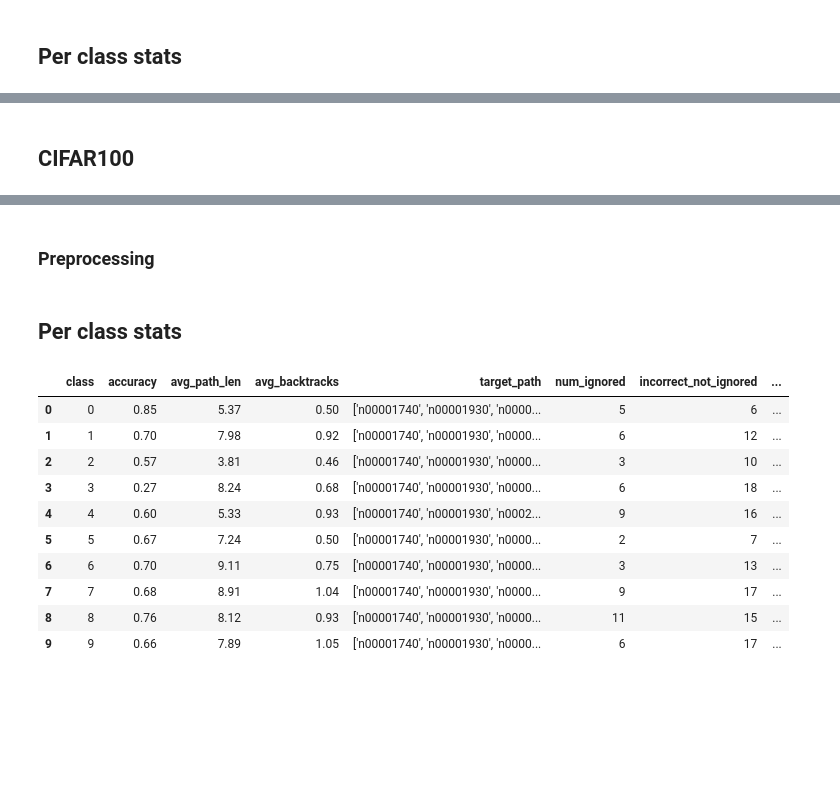
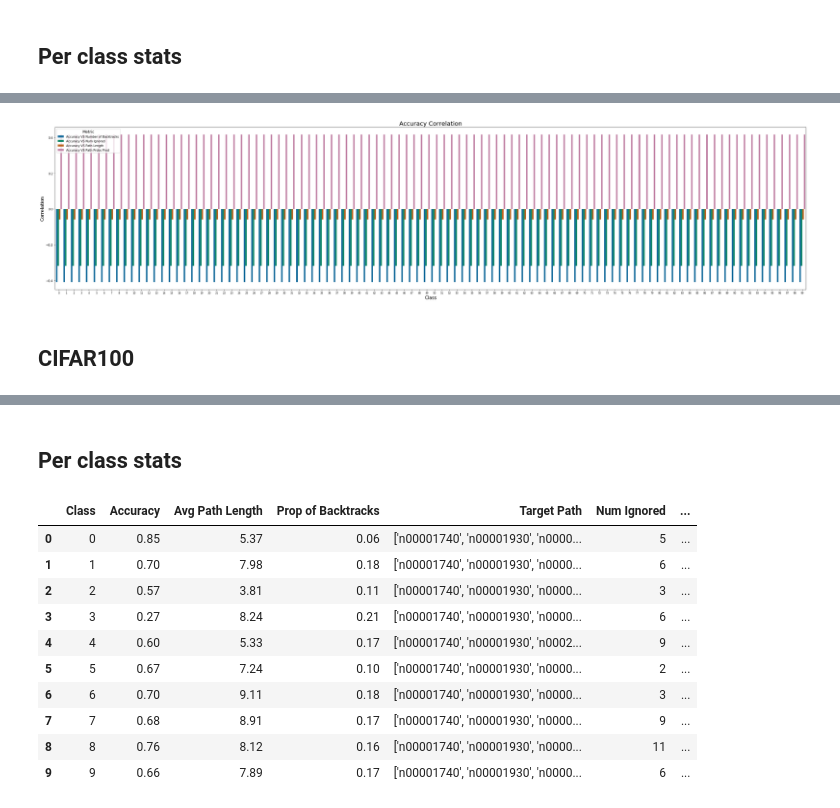
Before and after one commit to alvinwan/neural-backed-decision-trees, a Jupyter notebook: output/analyze_cifar.ipynb, the cells around one changed output, grey strips where cells are left out. Saved outputs shown, nothing was run; the diff lists cells and outputs as text; code cells hidden in the pictures; blank space fills up the shorter version.

```diff
--- a/output/analyze_cifar.ipynb
+++ b/output/analyze_cifar.ipynb
@@ -36,5 +37,3 @@ df['Num Backtracks'] = df["Node Backtracks"].apply(lambda x: type(x))
 # %% [markdown]
 ## Per class stats
-# %%
-class_stats = {"class":[], "name":[], "accuracy":[], "avg_path_len":[], "avg_backtracks":[], "target_path":[], "num_ignored":[], "incorrect_not_ignored":[], "backtrack_correct":[]}
 # %%
@@ -88,7 +169,16 @@ plt.show()
+# %%
+fig_dims = (45, 10)
+fig, ax = plt.subplots(figsize=fig_dims)
+sns.barplot(x='Class', y='Correlation', hue="Metric", palette="colorblind", data=pd.DataFrame(corr_class_stats), ax=ax)
+plt.title("Accuracy Correlation", fontsize=20)
+plt.savefig('cifar100_class_correlation.png')
+plt.show()
+# %% [output]
+[figure, added]
 # %% [markdown]
 ## CIFAR100
 # %%
-df = pd.read_csv('output/cifar100_decision_tree_metrics.csv', sep='\t')
+df = pd.read_csv('cifar100_decision_tree_metrics.csv', sep='\t')
 df[:10]
 # %% [output]
 |  | Index | GT Class | Pred Class | Path | Path Probs | Num Nodes Explored | Node Backtracks |
@@ -102,12 +192,5 @@ df[:10]
 | 7 | 7 | 14 | 65 | ['n00001740', 'n00001930', 'n0000... | [0.9997, 0.9522, 0.9917, 0.9944, ... | 13 | {'n02159955': 1, 'n01767661': 1, ... |
 | 8 | 8 | 23 | 71 | ['n00001740', 'n00001930'] | [1.0, 0.9969] | 2 | {} |
 | 9 | 9 | 0 | 57 | ['n00001740', 'n00001930', 'n0000... | [1.0, 1.0, 1.0, 1.0, 0.9516] | 5 | {} |
-# %% [markdown]
-### Preprocessing
-# %%
-df['Node Backtracks'] = df['Node Backtracks'].apply(lambda x: ast.literal_eval(x))
-df['Path'] = df['Path'].apply(lambda x: ast.literal_eval(x))
-df['Path Probs'] = df['Path Probs'].apply(lambda x: ast.literal_eval(x))
-df['Num Backtracks'] = df["Node Backtracks"].apply(lambda x: type(x))
 # %% [markdown]
 ## Per class stats
@@ -117,36 +197,20 @@ class_stats = {"class":[], "accuracy":[], "avg_path_len":[], "avg_backtracks":[]
-# %%
-for i in range(len(np.unique(df['GT Class']))):
-    df['Num Backtracks'] = df["Node Backtracks"].apply(lambda x: len(x))
-    class_df = df[df['GT Class']==i]
-    class_stats["class"].append(i)
-    class_stats["accuracy"].append(len(class_df[class_df['Pred Class']==i])/len(class_df))
-    class_stats["avg_path_len"].append(np.mean(class_df["Num Nodes Explored"]))
-    class_stats["avg_backtracks"].append(np.mean(class_df['Num Backtracks']))
-
-    # find unique path
-    gt_path = class_df[class_df['Pred Class']==i][class_df['Num Backtracks']==0]['Path']
-    class_stats['target_path'].append(str(gt_path.iloc[0]))
-
-    class_stats["num_ignored"].append(len(class_df[class_df['Pred Class']==-1]))
-    class_stats["backtrack_correct"].append(len(class_df[class_df["Num Backtracks"]>0][class_df["Pred Class"] == i])/len(class_df[class_df["Num Backtracks"]>0]))
-
-    incorrect = class_df[class_df['Pred Class']!=i]
-    class_stats["incorrect_not_ignored"].append(len(incorrect[incorrect['Num Backtracks']!=0][incorrect["Index"]!=-1]))
 # %%
+preprocess(df)
+class_stats = get_class_stats(df)
 stats = pd.DataFrame(class_stats)
 stats[:10]
 # %% [output]
-|  | class | accuracy | avg_path_len | avg_backtracks | target_path | num_ignored | incorrect_not_ignored | ... |
-| 0 | 0 | 0.85 | 5.37 | 0.50 | ['n00001740', 'n00001930', 'n0000... | 5 | 6 | ... |
-| 1 | 1 | 0.70 | 7.98 | 0.92 | ['n00001740', 'n00001930', 'n0000... | 6 | 12 | ... |
-| 2 | 2 | 0.57 | 3.81 | 0.46 | ['n00001740', 'n00001930', 'n0000... | 3 | 10 | ... |
-| 3 | 3 | 0.27 | 8.24 | 0.68 | ['n00001740', 'n00001930', 'n0000... | 6 | 18 | ... |
-| 4 | 4 | 0.60 | 5.33 | 0.93 | ['n00001740', 'n00001930', 'n0002... | 9 | 16 | ... |
-| 5 | 5 | 0.67 | 7.24 | 0.50 | ['n00001740', 'n00001930', 'n0000... | 2 | 7 | ... |
-| 6 | 6 | 0.70 | 9.11 | 0.75 | ['n00001740', 'n00001930', 'n0000... | 3 | 13 | ... |
-| 7 | 7 | 0.68 | 8.91 | 1.04 | ['n00001740', 'n00001930', 'n0000... | 9 | 17 | ... |
-| 8 | 8 | 0.76 | 8.12 | 0.93 | ['n00001740', 'n00001930', 'n0000... | 11 | 15 | ... |
-| 9 | 9 | 0.66 | 7.89 | 1.05 | ['n00001740', 'n00001930', 'n0000... | 6 | 17 | ... |
+|  | Class | Accuracy | Avg Path Length | Prop of Backtracks | Target Path | Num Ignored | ... |
+| 0 | 0 | 0.85 | 5.37 | 0.06 | ['n00001740', 'n00001930', 'n0000... | 5 | ... |
+| 1 | 1 | 0.70 | 7.98 | 0.18 | ['n00001740', 'n00001930', 'n0000... | 6 | ... |
+| 2 | 2 | 0.57 | 3.81 | 0.11 | ['n00001740', 'n00001930', 'n0000... | 3 | ... |
+| 3 | 3 | 0.27 | 8.24 | 0.21 | ['n00001740', 'n00001930', 'n0000... | 6 | ... |
+| 4 | 4 | 0.60 | 5.33 | 0.17 | ['n00001740', 'n00001930', 'n0002... | 9 | ... |
+| 5 | 5 | 0.67 | 7.24 | 0.10 | ['n00001740', 'n00001930', 'n0000... | 2 | ... |
+| 6 | 6 | 0.70 | 9.11 | 0.18 | ['n00001740', 'n00001930', 'n0000... | 3 | ... |
+| 7 | 7 | 0.68 | 8.91 | 0.17 | ['n00001740', 'n00001930', 'n0000... | 9 | ... |
+| 8 | 8 | 0.76 | 8.12 | 0.16 | ['n00001740', 'n00001930', 'n0000... | 11 | ... |
+| 9 | 9 | 0.66 | 7.89 | 0.17 | ['n00001740', 'n00001930', 'n0000... | 6 | ... |
 # %%
 import matplotlib as mpl
 mpl.rcParams['xtick.labelsize'] = 8
```
Also changed, not shown: parts of 12 cells of this notebook, 1 other file.
